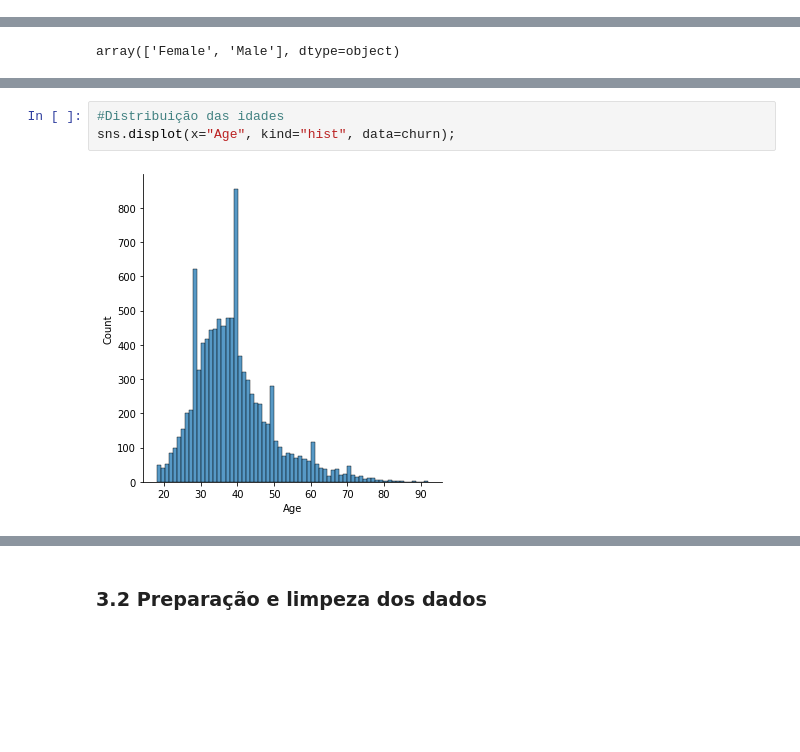
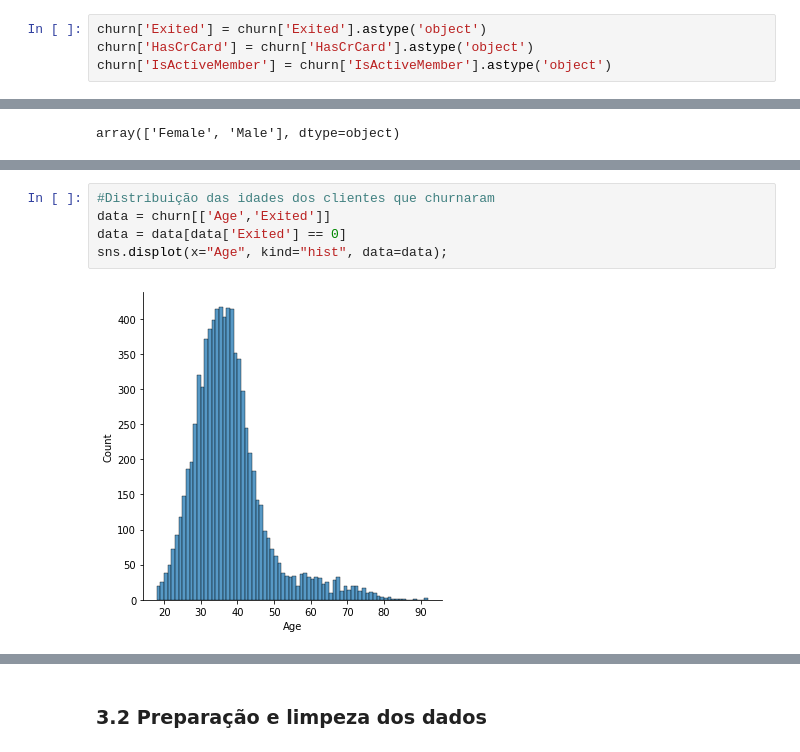
Before and after one commit to BielSousa/br-classification-project, a Jupyter notebook: classification_project_br.ipynb, the cells around one changed output, grey strips where cells are left out. Cells and saved outputs as stored; diff of their text form; blank space fills up the shorter version.

```diff
--- a/classification_project_br.ipynb
+++ b/classification_project_br.ipynb
@@ -137,4 +137,8 @@ Data columns (total 14 columns):
  13  Exited           10000 non-null  int64
 dtypes: float64(2), int64(9), object(3)
 memory usage: 1.1+ MB
+# %%
+churn['Exited'] = churn['Exited'].astype('object')
+churn['HasCrCard'] = churn['HasCrCard'].astype('object')
+churn['IsActiveMember'] = churn['IsActiveMember'].astype('object')
 # %%
@@ -175,5 +183,7 @@ sns.catplot(x='Gender',kind='count', data=churn)
 # %%
-#Distribuição das idades
-sns.displot(x="Age", kind="hist", data=churn);
+#Distribuição das idades dos clientes que churnaram
+data = churn[['Age','Exited']]
+data = data[data['Exited'] == 0]
+sns.displot(x="Age", kind="hist", data=data);
 # %% [output]
-[figure, old version]
+[figure, new version]
```
Also changed, not shown: parts of 32 cells of this notebook.
